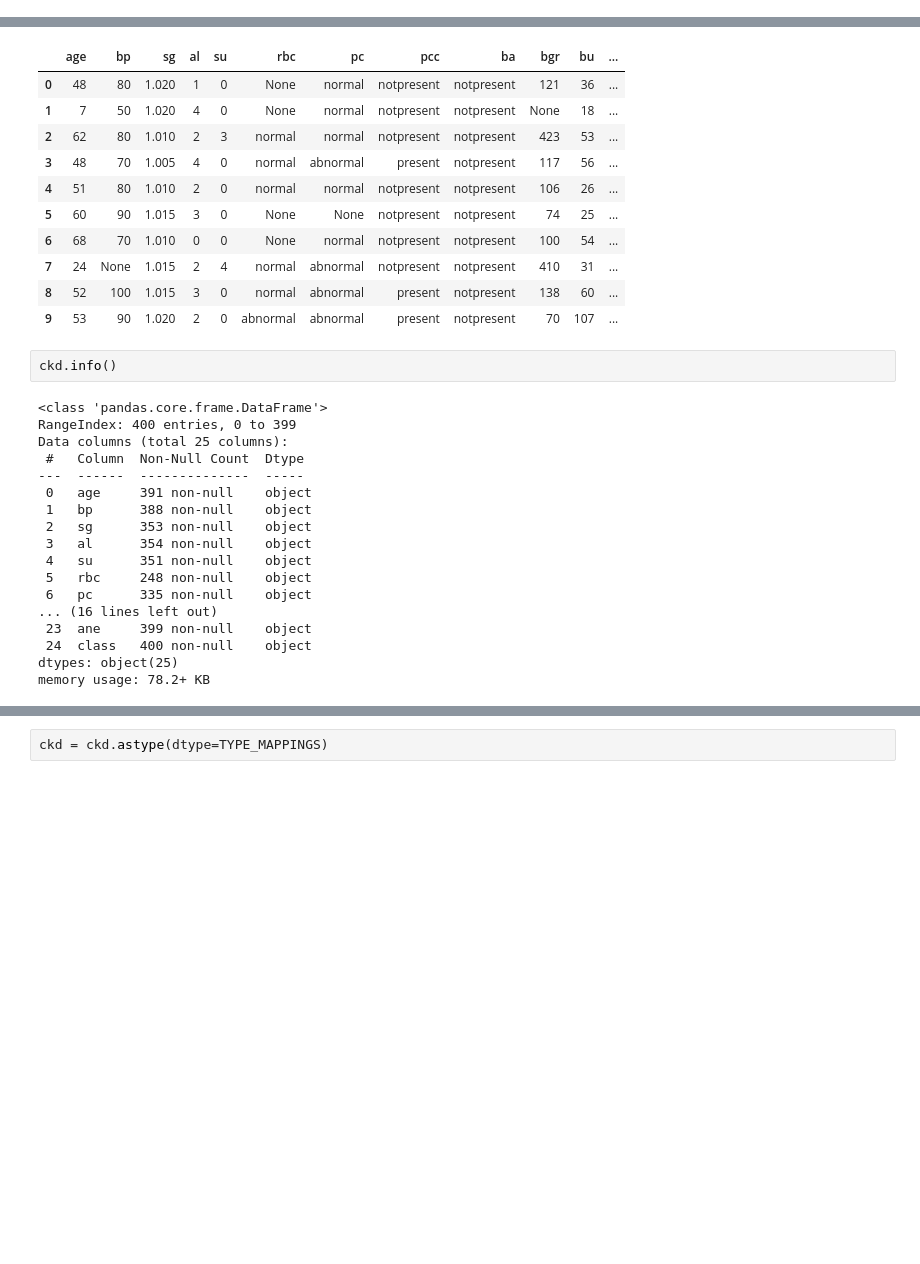
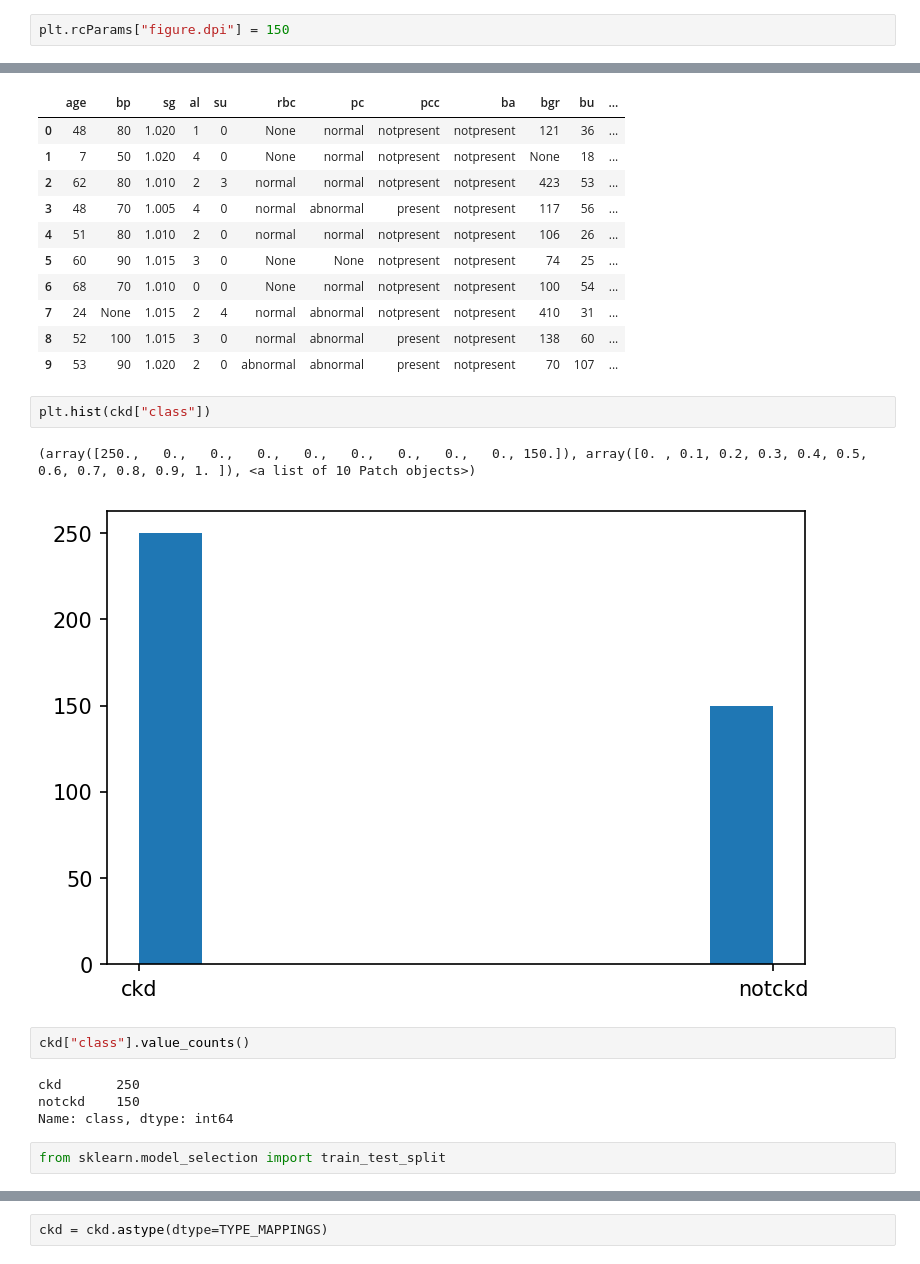
Before and after one commit to aj112358/CKD_ML_Classification, a Jupyter notebook: CKD_Project.ipynb, the cells around one changed output, grey strips where cells are left out. Drawn from its saved outputs; the diff is of its cells as text; blank space fills up the shorter version.

```diff
--- a/CKD_Project.ipynb
+++ b/CKD_Project.ipynb
@@ -5,3 +27,5 @@ import pandas as pd
+# %%
+plt.rcParams["figure.dpi"] = 150
 # %%
 pd.set_option('display.max_columns', None)
 pd.set_option('display.max_rows', None)
@@ -114,23 +127,16 @@ ckd.head(10)
 | 7 | 24 | None | 1.015 | 2 | 4 | normal | abnormal | notpresent | notpresent | 410 | 31 | ... |
 | 8 | 52 | 100 | 1.015 | 3 | 0 | normal | abnormal | present | notpresent | 138 | 60 | ... |
 | 9 | 53 | 90 | 1.020 | 2 | 0 | abnormal | abnormal | present | notpresent | 70 | 107 | ... |
-# %%
-ckd.info()
-# %% [output]
-<class 'pandas.core.frame.DataFrame'>
-RangeIndex: 400 entries, 0 to 399
-Data columns (total 25 columns):
- #   Column  Non-Null Count  Dtype
----  ------  --------------  -----
- 0   age     391 non-null    object
- 1   bp      388 non-null    object
- 2   sg      353 non-null    object
- 3   al      354 non-null    object
- 4   su      351 non-null    object
- 5   rbc     248 non-null    object
- 6   pc      335 non-null    object
-... (16 lines left out)
- 23  ane     399 non-null    object
- 24  class   400 non-null    object
-dtypes: object(25)
-memory usage: 78.2+ KB
+# %%
+plt.hist(ckd["class"])
+# %% [output]
+(array([250.,   0.,   0.,   0.,   0.,   0.,   0.,   0.,   0., 150.]), array([0. , 0.1, 0.2, 0.3, 0.4, 0.5, 0.6, 0.7, 0.8, 0.9, 1. ]), <a list of 10 Patch objects>)
+[figure, added]
+# %%
+ckd["class"].value_counts()
+# %% [output]
+ckd       250
+notckd    150
+Name: class, dtype: int64
+# %%
+from sklearn.model_selection import train_test_split
```
Also changed, not shown: parts of 39 cells of this notebook.
